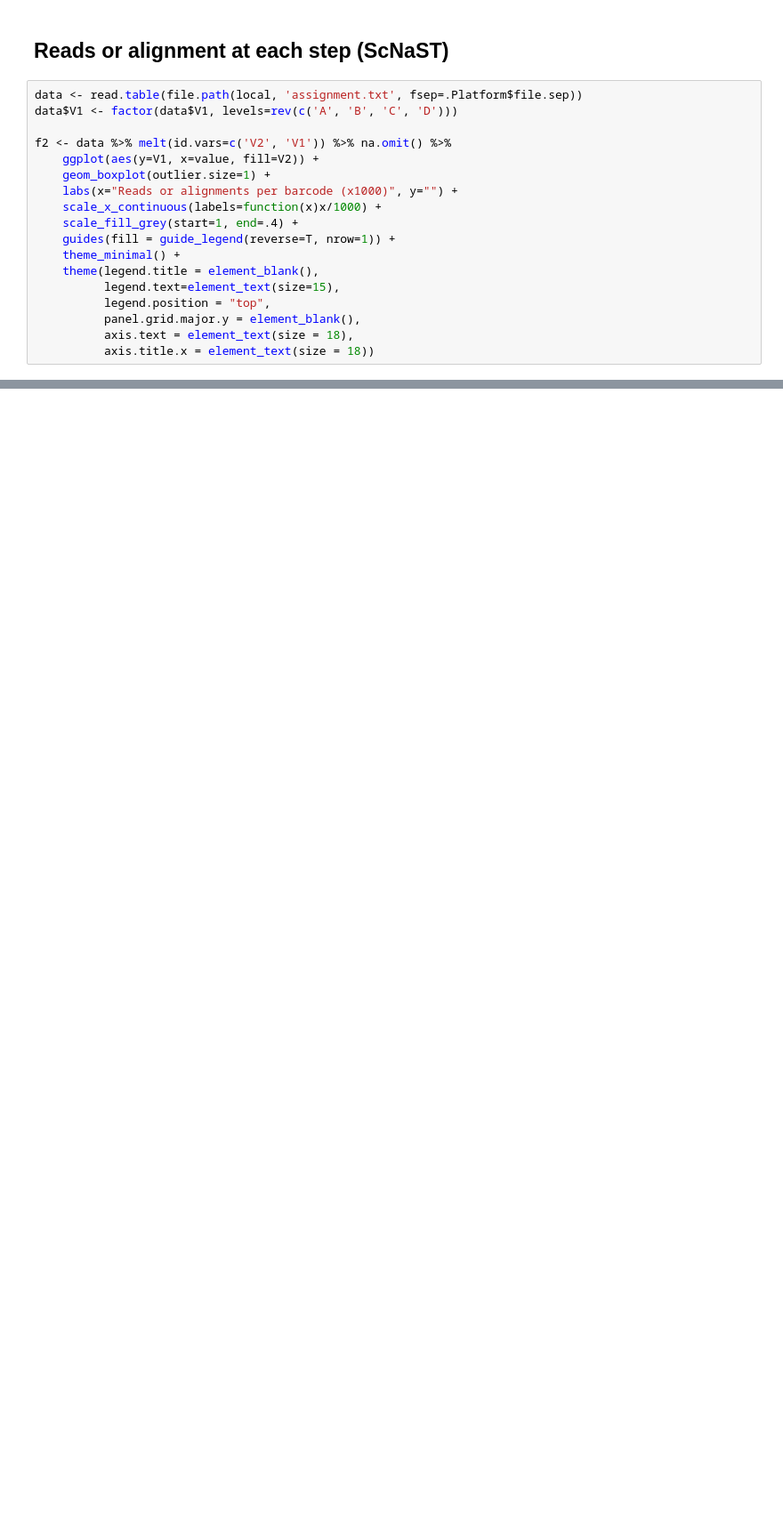
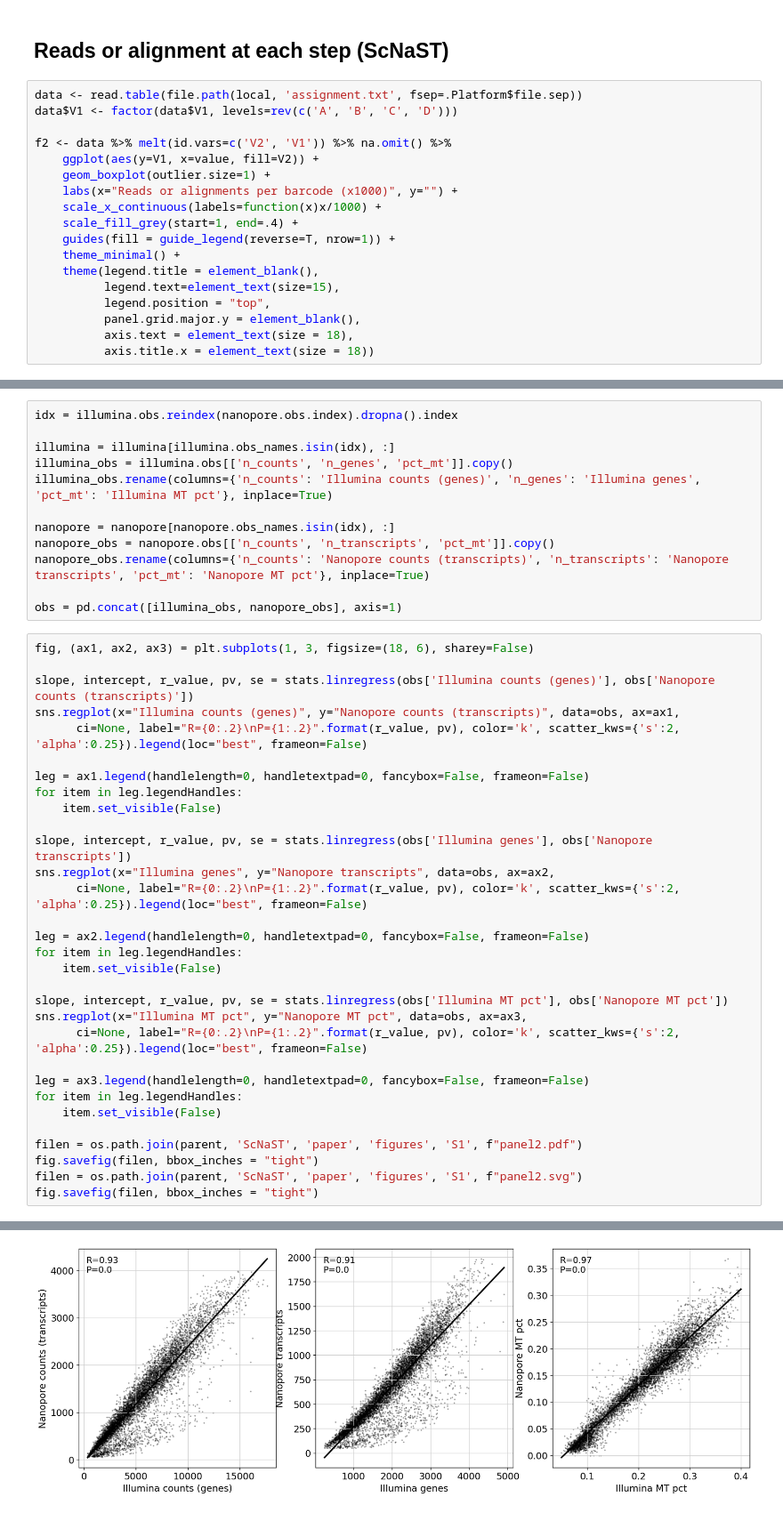
Before and after one commit to dieterich-lab/ScNaST, a Jupyter notebook: paper/figures/S1/figureS1.ipynb, the cells around one changed output, grey strips where cells are left out. Shown at 89% size. Drawn from its saved outputs; the diff is of its cells as text; blank space fills up the shorter version.

Commit message:
ADD figs, Nanopore workflow

```diff
--- a/paper/figures/S1/figureS1.ipynb
+++ b/paper/figures/S1/figureS1.ipynb
@@ -212,0 +167,44 @@ for lid1, lid2 in zip(['A1', 'B1', 'C1', 'D1'], ['H61211a', 'H61211b', 'H61211c'
+# %%
+idx = illumina.obs.reindex(nanopore.obs.index).dropna().index
+
+illumina = illumina[illumina.obs_names.isin(idx), :]
+illumina_obs = illumina.obs[['n_counts', 'n_genes', 'pct_mt']].copy()
+illumina_obs.rename(columns={'n_counts': 'Illumina counts (genes)', 'n_genes': 'Illumina genes', 'pct_mt': 'Illumina MT pct'}, inplace=True)
+
+nanopore = nanopore[nanopore.obs_names.isin(idx), :]
+nanopore_obs = nanopore.obs[['n_counts', 'n_transcripts', 'pct_mt']].copy()
+nanopore_obs.rename(columns={'n_counts': 'Nanopore counts (transcripts)', 'n_transcripts': 'Nanopore transcripts', 'pct_mt': 'Nanopore MT pct'}, inplace=True)
+
+obs = pd.concat([illumina_obs, nanopore_obs], axis=1)
+# %%
+fig, (ax1, ax2, ax3) = plt.subplots(1, 3, figsize=(18, 6), sharey=False)
+
+slope, intercept, r_value, pv, se = stats.linregress(obs['Illumina counts (genes)'], obs['Nanopore counts (transcripts)'])
+sns.regplot(x="Illumina counts (genes)", y="Nanopore counts (transcripts)", data=obs, ax=ax1,
+      ci=None, label="R={0:.2}\nP={1:.2}".format(r_value, pv), color='k', scatter_kws={'s':2, 'alpha':0.25}).legend(loc="best", frameon=False)
+
+leg = ax1.legend(handlelength=0, handletextpad=0, fancybox=False, frameon=False)
+for item in leg.legendHandles:
+    item.set_visible(False)
+
+slope, intercept, r_value, pv, se = stats.linregress(obs['Illumina genes'], obs['Nanopore transcripts'])
+sns.regplot(x="Illumina genes", y="Nanopore transcripts", data=obs, ax=ax2,
+      ci=None, label="R={0:.2}\nP={1:.2}".format(r_value, pv), color='k', scatter_kws={'s':2, 'alpha':0.25}).legend(loc="best", frameon=False)
+
+leg = ax2.legend(handlelength=0, handletextpad=0, fancybox=False, frameon=False)
+for item in leg.legendHandles:
+    item.set_visible(False)
+
+slope, intercept, r_value, pv, se = stats.linregress(obs['Illumina MT pct'], obs['Nanopore MT pct'])
+sns.regplot(x="Illumina MT pct", y="Nanopore MT pct", data=obs, ax=ax3,
+      ci=None, label="R={0:.2}\nP={1:.2}".format(r_value, pv), color='k', scatter_kws={'s':2, 'alpha':0.25}).legend(loc="best", frameon=False)
+
+leg = ax3.legend(handlelength=0, handletextpad=0, fancybox=False, frameon=False)
+for item in leg.legendHandles:
+    item.set_visible(False)
+
+filen = os.path.join(parent, 'ScNaST', 'paper', 'figures', 'S1', f"panel2.pdf")
+fig.savefig(filen, bbox_inches = "tight")
+filen = os.path.join(parent, 'ScNaST', 'paper', 'figures', 'S1', f"panel2.svg")
+fig.savefig(filen, bbox_inches = "tight")
+# %% [output]
@@ -212,0 +214 @@ for lid1, lid2 in zip(['A1', 'B1', 'C1', 'D1'], ['H61211a', 'H61211b', 'H61211c'
+[figure, added]
```
Also changed, not shown: parts of 14 cells of this notebook, 11 other files.
